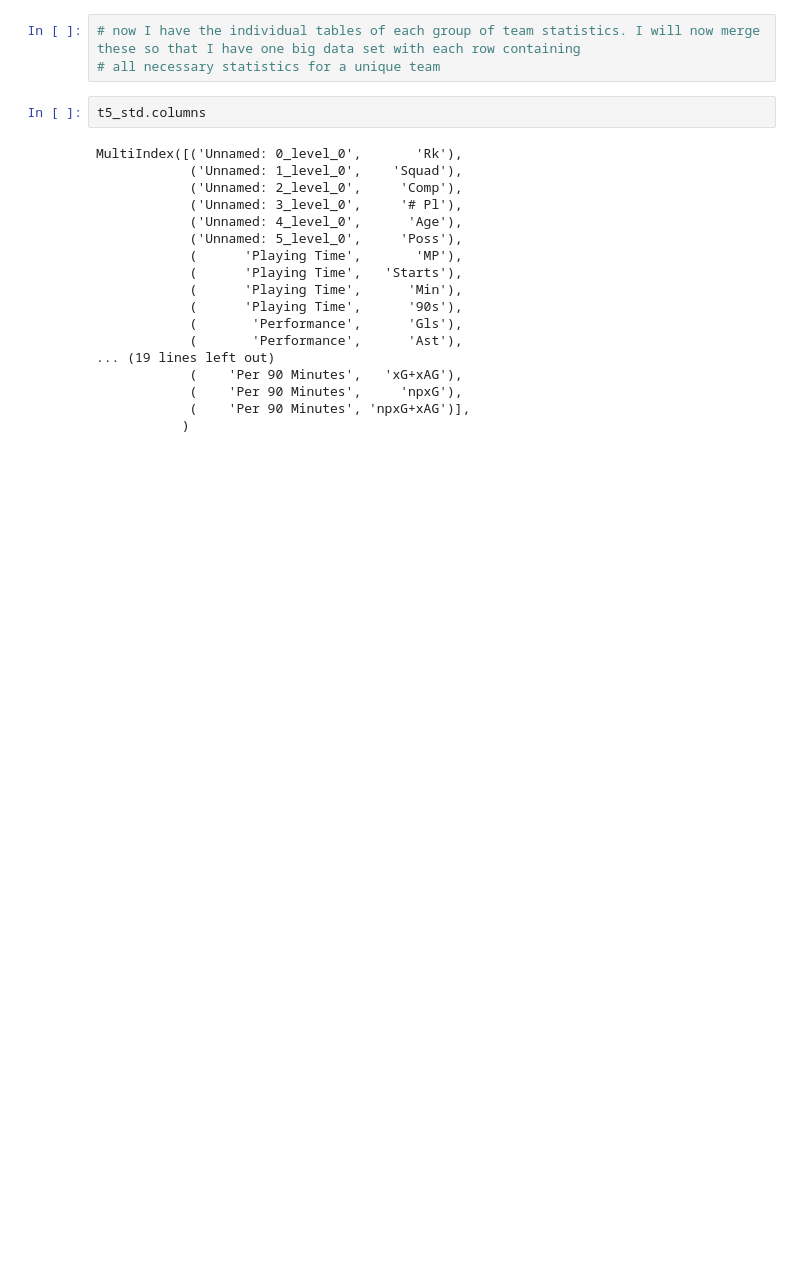
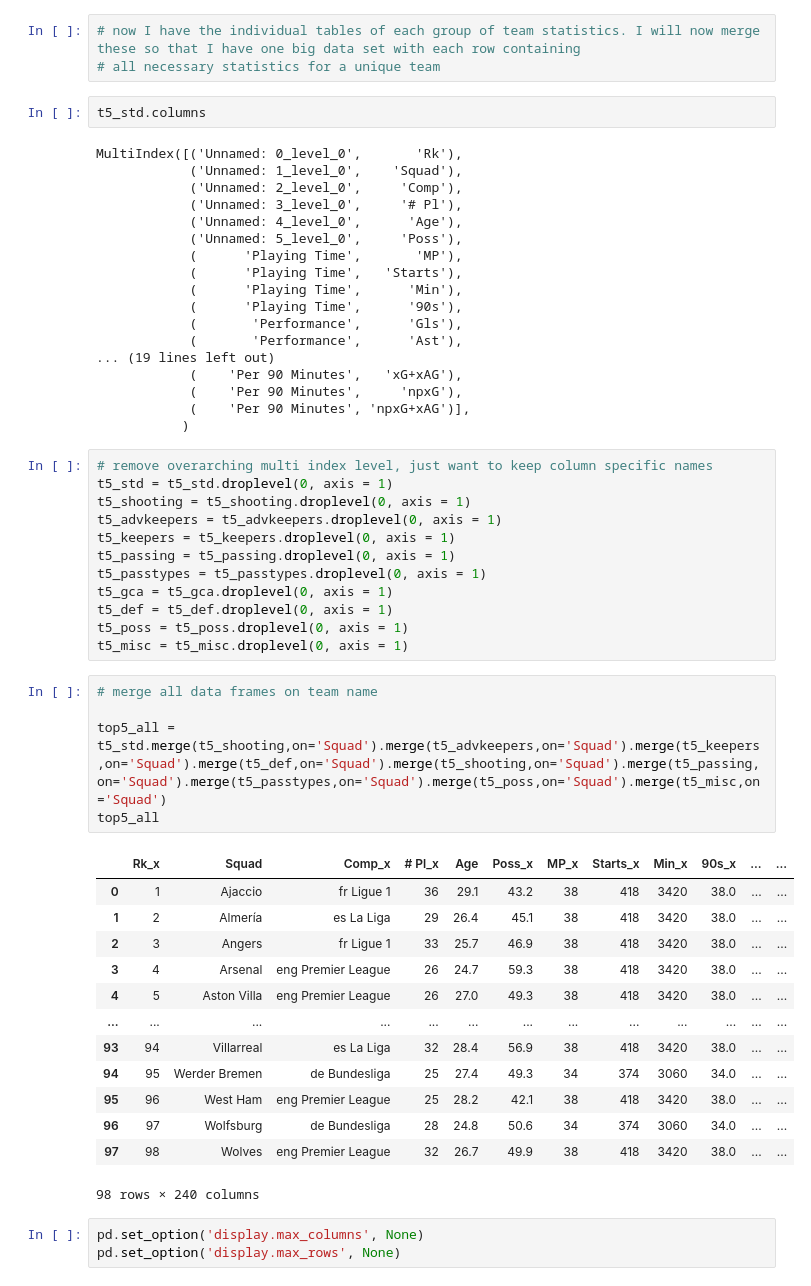
Before and after one commit to Owenp25/-Top-5-Football-Leagues-Clustering-Analysis, a Jupyter notebook: Top_5_Leagues_Clustering_Teams_by_Play_Style.ipynb, the cells around one changed output. Saved outputs shown, nothing was run; the diff lists cells and outputs as text; blank space fills up the shorter version.

Commit message:
Removed multi index from individual data frames and then merged them all on Squad column. Now have full data set.

```diff
--- a/Top_5_Leagues_Clustering_Teams_by_Play_Style.ipynb
+++ b/Top_5_Leagues_Clustering_Teams_by_Play_Style.ipynb
@@ -317,3 +317,37 @@ MultiIndex([('Unnamed: 0_level_0',       'Rk'),
             (    'Per 90 Minutes',     'npxG'),
             (    'Per 90 Minutes', 'npxG+xAG')],
            )
+# %%
+# remove overarching multi index level, just want to keep column specific names
+t5_std = t5_std.droplevel(0, axis = 1)
+t5_shooting = t5_shooting.droplevel(0, axis = 1)
+t5_advkeepers = t5_advkeepers.droplevel(0, axis = 1)
+t5_keepers = t5_keepers.droplevel(0, axis = 1)
+t5_passing = t5_passing.droplevel(0, axis = 1)
+t5_passtypes = t5_passtypes.droplevel(0, axis = 1)
+t5_gca = t5_gca.droplevel(0, axis = 1)
+t5_def = t5_def.droplevel(0, axis = 1)
+t5_poss = t5_poss.droplevel(0, axis = 1)
+t5_misc = t5_misc.droplevel(0, axis = 1)
+# %%
+# merge all data frames on team name
+
+top5_all = t5_std.merge(t5_shooting,on='Squad').merge(t5_advkeepers,on='Squad').merge(t5_keepers,on='Squad').merge(t5_def,on='Squad').merge(t5_shooting,on='Squad').merge(t5_passing,on='Squad').merge(t5_passtypes,on='Squad').merge(t5_poss,on='Squad').merge(t5_misc,on='Squad')
+top5_all
+# %% [output]
+|  | Rk_x | Squad | Comp_x | # Pl_x | Age | Poss_x | MP_x | Starts_x | Min_x | 90s_x | ... | ... |
+| 0 | 1 | Ajaccio | fr Ligue 1 | 36 | 29.1 | 43.2 | 38 | 418 | 3420 | 38.0 | ... | ... |
+| 1 | 2 | Almería | es La Liga | 29 | 26.4 | 45.1 | 38 | 418 | 3420 | 38.0 | ... | ... |
+| 2 | 3 | Angers | fr Ligue 1 | 33 | 25.7 | 46.9 | 38 | 418 | 3420 | 38.0 | ... | ... |
+| 3 | 4 | Arsenal | eng Premier League | 26 | 24.7 | 59.3 | 38 | 418 | 3420 | 38.0 | ... | ... |
+| 4 | 5 | Aston Villa | eng Premier League | 26 | 27.0 | 49.3 | 38 | 418 | 3420 | 38.0 | ... | ... |
+| ... | ... | ... | ... | ... | ... | ... | ... | ... | ... | ... | ... | ... |
+| 93 | 94 | Villarreal | es La Liga | 32 | 28.4 | 56.9 | 38 | 418 | 3420 | 38.0 | ... | ... |
+| 94 | 95 | Werder Bremen | de Bundesliga | 25 | 27.4 | 49.3 | 34 | 374 | 3060 | 34.0 | ... | ... |
+| 95 | 96 | West Ham | eng Premier League | 25 | 28.2 | 42.1 | 38 | 418 | 3420 | 38.0 | ... | ... |
+| 96 | 97 | Wolfsburg | de Bundesliga | 28 | 24.8 | 50.6 | 34 | 374 | 3060 | 34.0 | ... | ... |
+| 97 | 98 | Wolves | eng Premier League | 32 | 26.7 | 49.9 | 38 | 418 | 3420 | 38.0 | ... | ... |
+98 rows × 240 columns
+# %%
+pd.set_option('display.max_columns', None)
+pd.set_option('display.max_rows', None)
```
Also changed, not shown: parts of 1 cell of this notebook.
